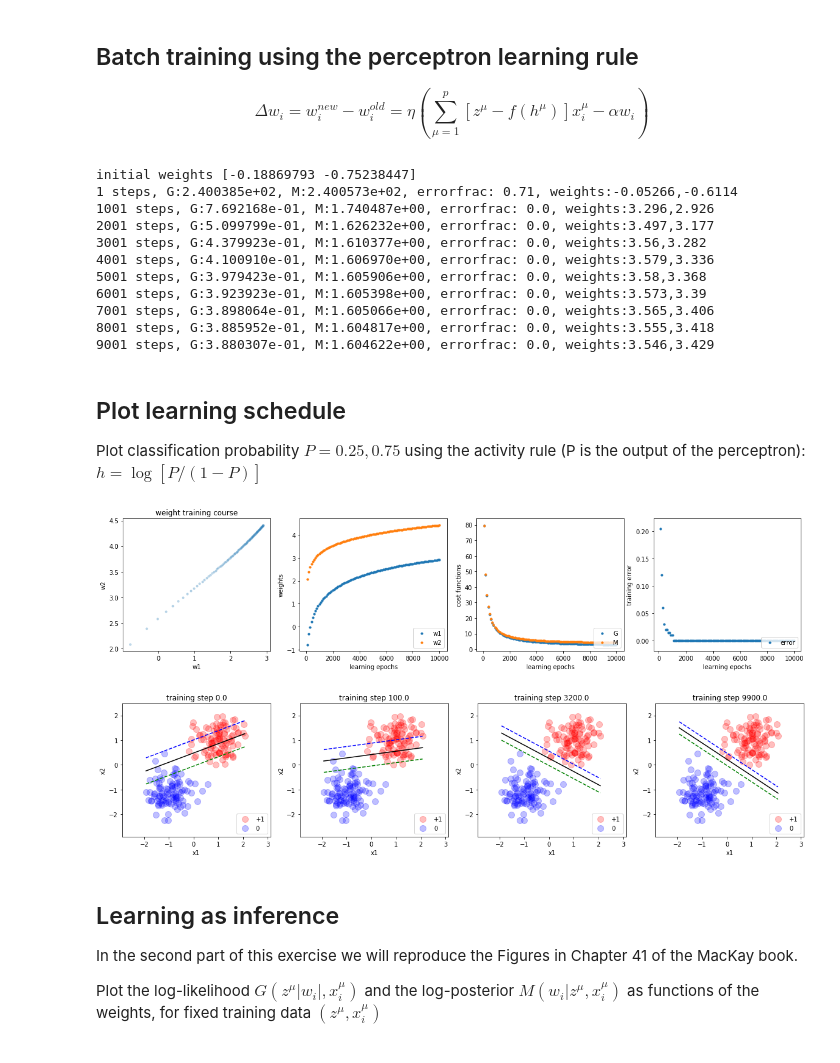
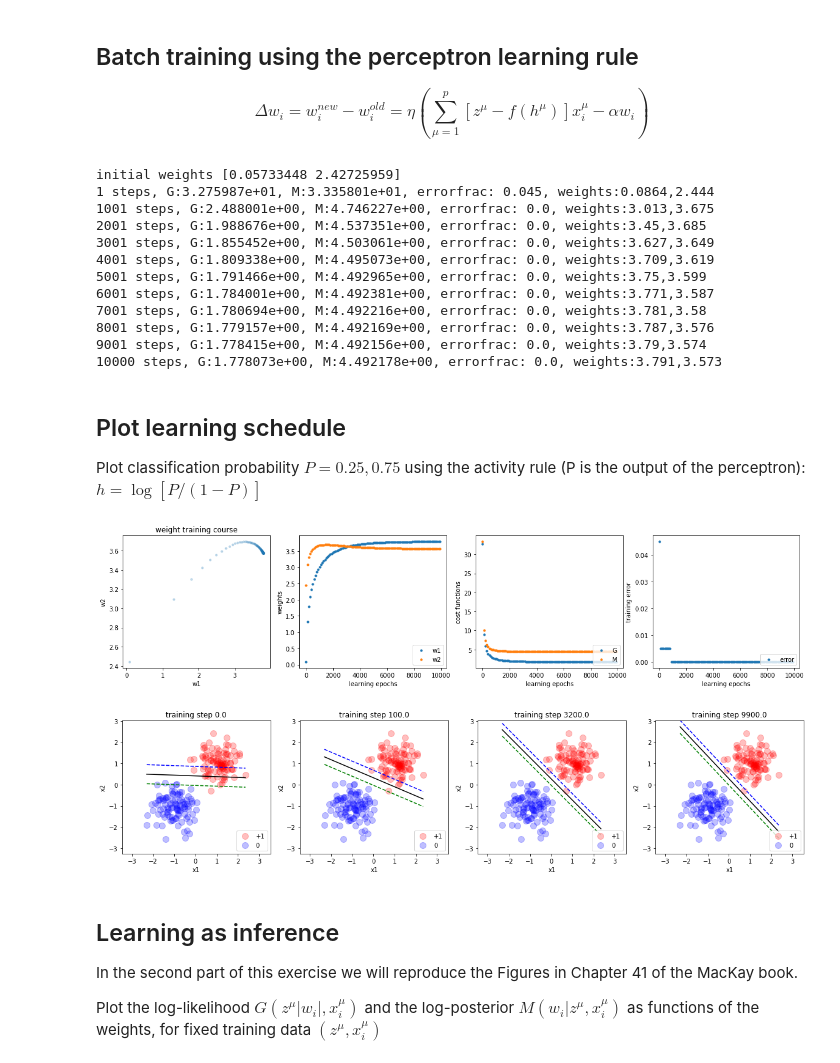
Before and after one commit to jsearcy1/AppliedMathNotebooks, a Jupyter notebook: MATH410/MATH410_Perceptron0_class.ipynb, the cells around one changed output. Cells and saved outputs as stored; diff of their text form; code cells hidden in the pictures.

```diff
--- a/MATH410/MATH410_Perceptron0_class.ipynb
+++ b/MATH410/MATH410_Perceptron0_class.ipynb
@@ -54,5 +54,7 @@ def generate_patterns(spread,N=2,p1=100,p2=100,option='separable',plot=False):
         ax.axis('equal')
     return x,z
 
-x,z=generate_patterns(spread=0.2,N=2,p1=100,p2=100,option='separable',plot=True)
+p1=100
+p2=100
+x,z=generate_patterns(spread=0.5,N=2,p1=p1,p2=p2,option='separable',plot=True)
 # %% [output]
@@ -91,7 +93,8 @@ def Gfunc(ww,xx,zz):
           # ww=weights, xx=datapoints, zz=class labels
           ff=sigmoid(xx.dot(ww))
           inf_ff=~np.isinf(np.log(ff))
-          inf_ffm=~np.isinf(np.log(1-ff))
+          # inf_ffm=~np.isinf(np.log(1-ff))
+          inf_ffm=~((1-ff)==0)
           out=-zz[inf_ff].dot(np.log(ff[inf_ff]))-(1-zz[inf_ffm]).dot(np.log(1-ff[inf_ffm]))
           return out
 # %% [markdown]
@@ -110,10 +113,11 @@ print('initial weights %s' % w0)
 # learning rate
 eta=0.001
 # weight decay
-alpha=0.1
+alpha=0.2
 
 # training
-Gplot=[]; Mplot=[]; wplot=[]; yplot=[]; errorPlot=[]
+EarlyStopping=False
+Gplot=[]; Mplot=[]; wplot=[]; yplot=[]; errorPlot=[]; step_xplot=[]
 for step in range(T):
           if step==0: w=w0
           h=x.dot(w) # activation (beware of the bias)
@@ -122,6 +126,7 @@ for step in range(T):
           gr=-err.dot(x)
           w=w-eta*(gr+alpha*w) # update rule
           if step % stepPlot==0:
+                    step_xplot.append(step)
                     gtemp=Gfunc(w,x,z) # log-likelihood
                     Gplot.append(gtemp)
                     Mplot.append(gtemp+0.5*alpha*w.dot(w))
@@ -129,30 +134,40 @@ for step in range(T):
                     yplot.append(y)
                     errorfrac=sum(np.abs(np.round(yplot[-1]-z)))/len(z)
                     errorPlot.append(errorfrac)
+                    if EarlyStopping==True:
+                              if len(errorPlot)>5:
+                                        if np.std(errorPlot[-10:])==0:
+                                                  break
+                              # if errorfrac==0: break # if the classification is perfect, we stop training
           if step % (stepPlot*10)==0:
                     print('{a1} steps, G:{a2:.6e}, M:{a5:.6e}, errorfrac: {a6}, weights:{a3:.4},{a4:.4}'.format(a1=step+1,a2=gtemp,a3=w[0],a4=w[1],a5=gtemp+0.5*alpha*w.dot(w),a6=errorfrac))
+print('{a1} steps, G:{a2:.6e}, M:{a5:.6e}, errorfrac: {a6}, weights:{a3:.4},{a4:.4}'.format(a1=step+1,a2=gtemp,a3=w[0],a4=w[1],a5=gtemp+0.5*alpha*w.dot(w),a6=errorfrac))
 # %% [output]
-initial weights [-0.18869793 -0.75238447]
-1 steps, G:2.400385e+02, M:2.400573e+02, errorfrac: 0.71, weights:-0.05266,-0.6114
-1001 steps, G:7.692168e-01, M:1.740487e+00, errorfrac: 0.0, weights:3.296,2.926
-2001 steps, G:5.099799e-01, M:1.626232e+00, errorfrac: 0.0, weights:3.497,3.177
-3001 steps, G:4.379923e-01, M:1.610377e+00, errorfrac: 0.0, weights:3.56,3.282
-4001 steps, G:4.100910e-01, M:1.606970e+00, errorfrac: 0.0, weights:3.579,3.336
-5001 steps, G:3.979423e-01, M:1.605906e+00, errorfrac: 0.0, weights:3.58,3.368
-6001 steps, G:3.923923e-01, M:1.605398e+00, errorfrac: 0.0, weights:3.573,3.39
-7001 steps, G:3.898064e-01, M:1.605066e+00, errorfrac: 0.0, weights:3.565,3.406
-8001 steps, G:3.885952e-01, M:1.604817e+00, errorfrac: 0.0, weights:3.555,3.418
-9001 steps, G:3.880307e-01, M:1.604622e+00, errorfrac: 0.0, weights:3.546,3.429
+initial weights [0.05733448 2.42725959]
+1 steps, G:3.275987e+01, M:3.335801e+01, errorfrac: 0.045, weights:0.0864,2.444
+1001 steps, G:2.488001e+00, M:4.746227e+00, errorfrac: 0.0, weights:3.013,3.675
+2001 steps, G:1.988676e+00, M:4.537351e+00, errorfrac: 0.0, weights:3.45,3.685
+3001 steps, G:1.855452e+00, M:4.503061e+00, errorfrac: 0.0, weights:3.627,3.649
+4001 steps, G:1.809338e+00, M:4.495073e+00, errorfrac: 0.0, weights:3.709,3.619
+5001 steps, G:1.791466e+00, M:4.492965e+00, errorfrac: 0.0, weights:3.75,3.599
+6001 steps, G:1.784001e+00, M:4.492381e+00, errorfrac: 0.0, weights:3.771,3.587
+7001 steps, G:1.780694e+00, M:4.492216e+00, errorfrac: 0.0, weights:3.781,3.58
+8001 steps, G:1.779157e+00, M:4.492169e+00, errorfrac: 0.0, weights:3.787,3.576
+9001 steps, G:1.778415e+00, M:4.492156e+00, errorfrac: 0.0, weights:3.79,3.574
+10000 steps, G:1.778073e+00, M:4.492178e+00, errorfrac: 0.0, weights:3.791,3.573
 # %% [markdown]
 
 ## Plot learning schedule
 
 Plot classification probability $P=0.25,0.75$ using the activity rule (P is the output of the perceptron): $h=\log[P/(1-P)]$
 # %%
+
+b=-1 # this is the bias in the perceptron sigmoid activity rule
 # plot evolution of the weights
 fig,ax=plt.subplots(1,4,figsize=(20,4))
 wplot1=np.array(wplot)
-xplot=stepPlot*(np.arange(np.int(T/stepPlot))+1)
+# xplot=stepPlot*(np.arange(np.int(T/stepPlot))+1)
+xplot=step_xplot
 ax[0].scatter(wplot1[:,0],wplot1[:,1],s=10,alpha=0.25)
 ax[0].set_xlabel('w1'); ax[0].set_ylabel('w2'); ax[0].set_title('weight training course')
 for i in range(N):
@@ -161,35 +176,35 @@ for i in range(N):
 # plot cost functions
 ax[2].scatter(xplot,np.array(Gplot),s=10,label='G')
 ax[2].scatter(xplot,np.array(Mplot),s=10,label='M')
 ax[2].legend(loc='lower right'); ax[2].set_xlabel('learning epochs'); ax[2].set_ylabel('cost functions'); #ax[1].set_xscale('log')
 # plot error rate on the training set
 ax[3].scatter(xplot,np.array(errorPlot),s=10,label='error')
 ax[3].legend(loc='lower right'); ax[3].set_xlabel('learning epochs'); ax[3].set_ylabel('training error'); #ax[1].set_xscale('log')
 # plt.savefig('figs/CLASS0_WeightTraining_Alpha' + '{}.pdf'.format(alpha), bbox_inches='tight')
 
 # plot evolution of the classification boundary
 fig,ax=plt.subplots(1,4,figsize=(20,4))
 step=[0,1,int(np.round(wplot1.shape[0]/3))-1,int(np.round(wplot1.shape[0]))-1]
 h25=np.log(0.25/(1-0.25)) # activation corresponding to 0.25 probability of t=1
 h75=np.log(0.75/(1-0.75))# activation corresponding to 0.75 probability of t=1
 
 for i in range(len(step)):
     size=100
     ax[i].scatter(x[z==1,0],x[z==1,1],s=size,color='red',alpha=0.25,label='+1')
     ax[i].scatter(x[z==0,0],x[z==0,1],s=size,color='blue',alpha=0.25,label='0')
     ax[i].set_xlabel("x1"); ax[i].set_ylabel("x2")
     ax[i].legend(loc='lower right')
     ax[i].axis('equal')
     x1=np.linspace(x[:,0].min(),x[:,0].max(),num=100)
     y0=(-b-wplot1[step[i],0]*x1)/wplot1[step[i],1]    # h=0 activation
     y1=(-b-h25-wplot1[step[i],0]*x1)/wplot1[step[i],1]    # h=+1 activation
     ym1=(-b-h75-wplot1[step[i],0]*x1)/wplot1[step[i],1]   #h=-1 activation
     ax[i].plot(x1,y0,'k'); ax[i].plot(x1,y1,'--b'); ax[i].plot(x1,ym1,'--g');
     ax[i].set_title("training step %s" % (step[i]*stepPlot))
     ax[i].set_xlim(1.5*x1[0],1.5*x1[-1]); ax[i].set_ylim(1.5*x[:,1].min(),1.5*x[:,1].max());
 # %% [output]
-[figure, old version]
+[figure, new version]
-[figure, old version]
+[figure, new version]
 # %% [markdown]
 
 ## Learning as inference
```
Also changed, not shown: parts of 4 cells of this notebook.
